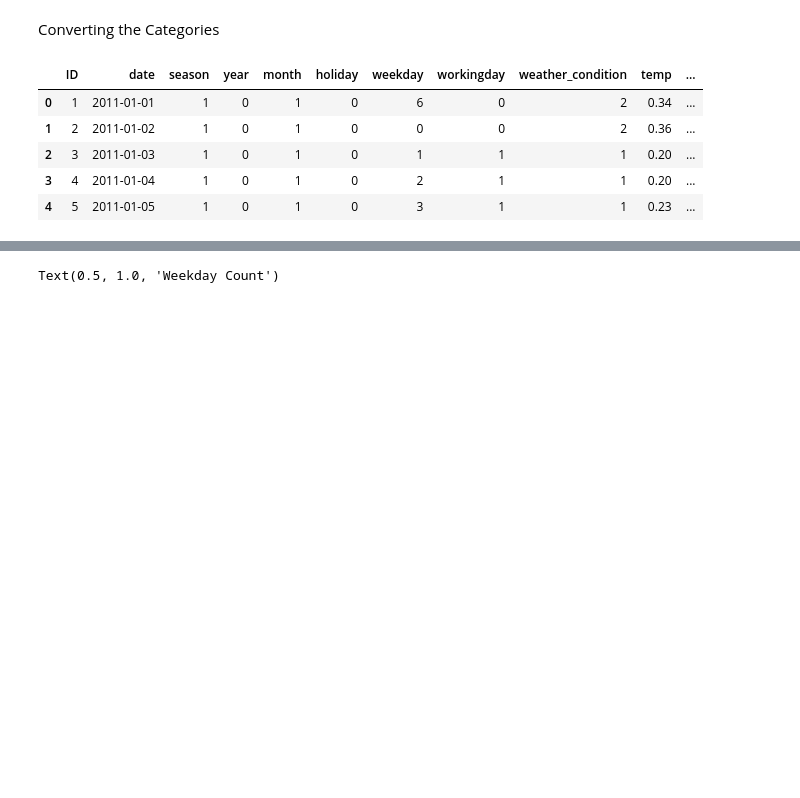
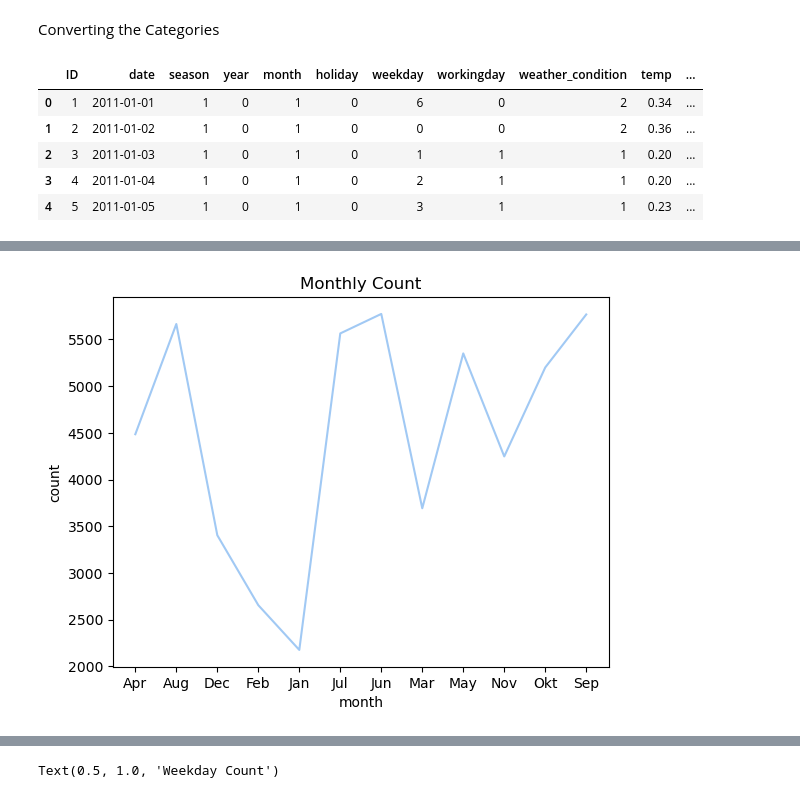
Before and after one commit to NiaLucia/Sprint2, a Jupyter notebook: Bike Project/BikeEDA.ipynb, the cells around one changed output, grey strips where cells are left out. Drawn from its saved outputs; the diff is of its cells as text; code cells hidden in the pictures; blank space fills up the shorter version.

```diff
--- a/Bike Project/BikeEDA.ipynb
+++ b/Bike Project/BikeEDA.ipynb
@@ -219,0 +228,8 @@ hour['year'] = hour.year.map({0: '2011', 1: '2012'}).astype('category')
+# %%
+# Monthly Count
+
+monthly_count = day.groupby('month').agg({'count': 'mean'})
+sns.lineplot(x = "month", y = "count", data= monthly_count).set_title('Monthly Count')
+plt.show()
+# %% [output]
+[figure, added]
```
Also changed, not shown: parts of 3 cells of this notebook.
